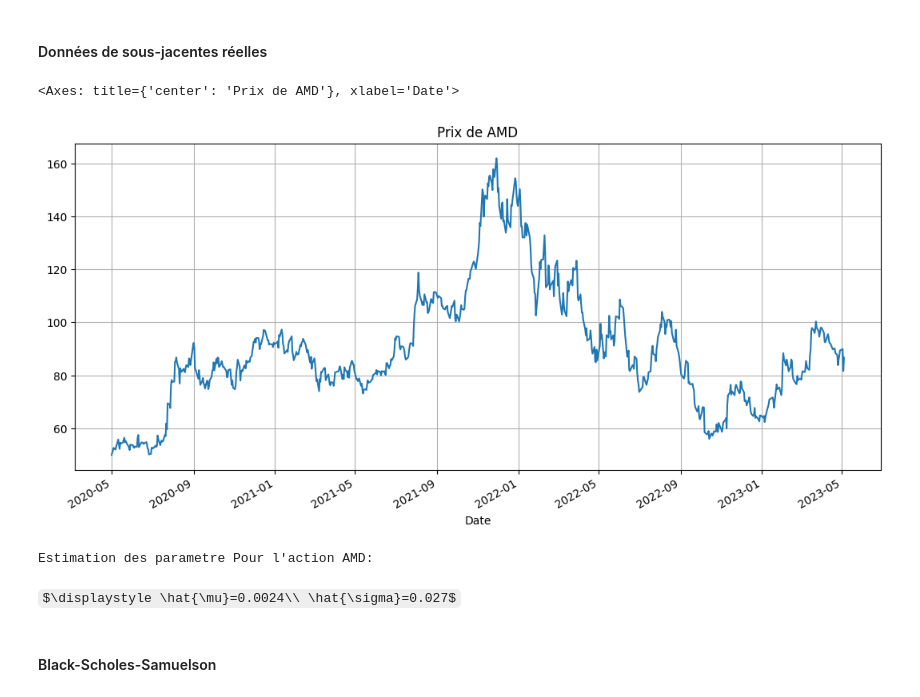
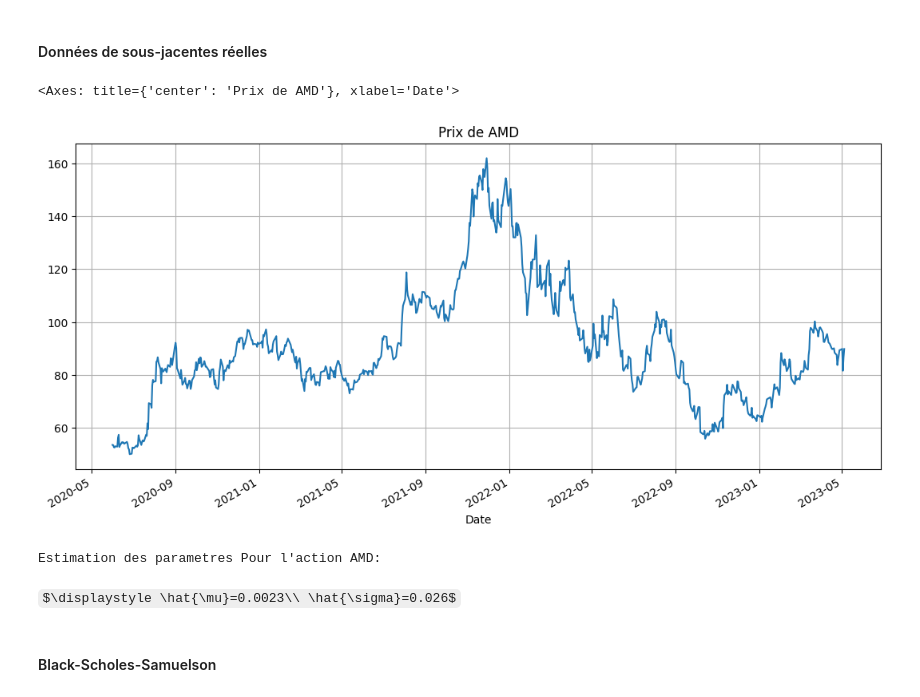
Before and after one commit to AmineMahdioui/Monte-Carlo, a Jupyter notebook: MonteCarlo.ipynb, the cells around one changed output. Drawn from its saved outputs; the diff is of its cells as text; code cells hidden in the pictures; some formulas as TeX source.

```diff
--- a/MonteCarlo.ipynb
+++ b/MonteCarlo.ipynb
@@ -72,27 +73,23 @@ from datetime import datetime
 import matplotlib.pyplot as plt
 from IPython.display import display, Math
 # %%
-
-
-
 dt=1
 sTicker = "AMD"
 stock = yf.Ticker(sTicker)
-S=stock.history(start='2020-05-01', interval=f"{dt}d")['Close'].rename(sTicker)
-t_=S.shape[0]
+S=stock.history(start='2020-06-01', interval=f"{dt}d")['Close'].rename(sTicker)
+steps=S.shape[0]
 S.plot(figsize=(13, 6),grid=True,title=f'Prix de {sTicker}')
 # %% [output]
 <Axes: title={'center': 'Prix de AMD'}, xlabel='Date'>
-[figure, old version]
+[figure, new version]
 # %%
-mu=1/t_ * S.mean()/S[0]
-sigma=np.sqrt(1/t_ * (np.log(S.pct_change()+1).sum()) )
+mu=1/steps * S.mean()/S[0]
+sigma=np.sqrt(1/steps * np.abs((np.log(S.pct_change()+1).sum()) ))
+
+print(f"Estimation des parametres Pour l'action {sTicker.upper()}:")
+display(Math(r'\hat{\mu}='+f'{mu:.2}'+r'\\ \hat{\sigma}='+f'{sigma:.2}'))
+# %% [output]
+Estimation des parametres Pour l'action AMD:
+$\displaystyle \hat{\mu}=0.0023\\ \hat{\sigma}=0.026$
-# %%
-
-print(f"Estimation des parametre Pour l'action {sTicker.upper()}:")
-display(Math(r'\hat{\mu}='+f'{mu:.2}'+r'\\ \hat{\sigma}='+f'{sigma:.2}'))
-# %% [output]
-Estimation des parametre Pour l'action AMD:
-$\displaystyle \hat{\mu}=0.0024\\ \hat{\sigma}=0.027$
 # %% [markdown]
 #### Black-Scholes-Samuelson
```
Also changed, not shown: parts of 20 cells of this notebook.
